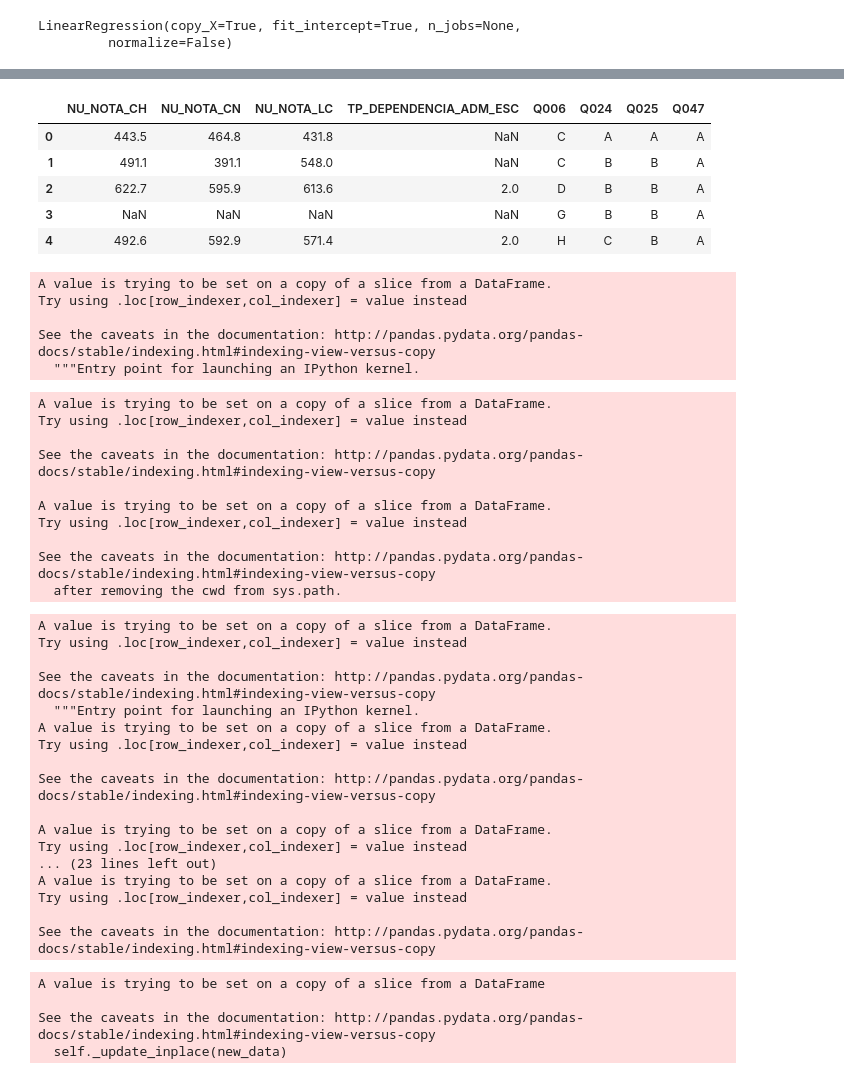
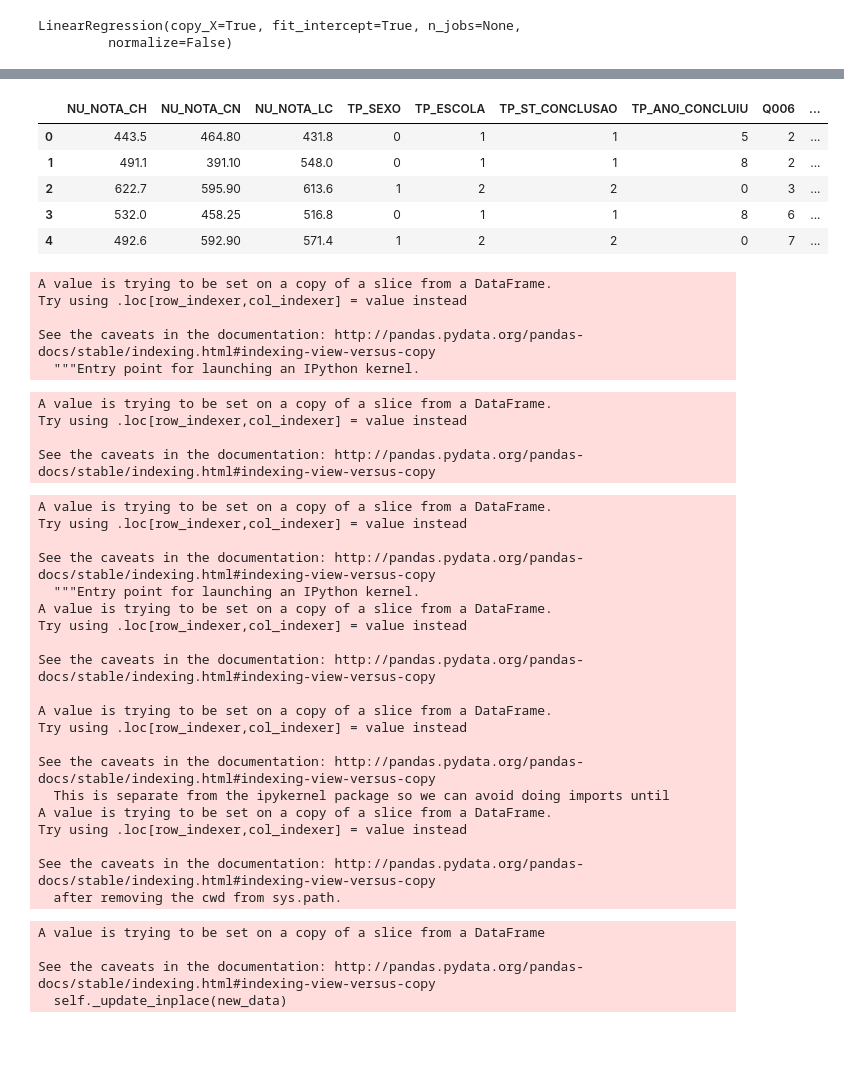
Before and after one commit to nilsoncunha/portfolio, a Jupyter notebook: ENEM/Untitled.ipynb, the cells around one changed output, grey strips where cells are left out. Saved outputs shown, nothing was run; the diff lists cells and outputs as text; code cells hidden in the pictures; blank space fills up the shorter version.

```diff
--- a/ENEM/Untitled.ipynb
+++ b/ENEM/Untitled.ipynb
@@ -139,15 +115,15 @@ array([0.19534287, 0.47790908, 0.21292287, 4.70993618, 3.18830754,
 # %%
-treinar = test[['NU_NOTA_CH','NU_NOTA_CN','NU_NOTA_LC','TP_SEXO','TP_ESCOLA','CO_UF_RESIDENCIA','NU_IDADE','TP_DEPENDENCIA_ADM_ESC','Q006','Q024','Q025','Q047']]
-treinar1 = test[['NU_NOTA_CH','NU_NOTA_CN','NU_NOTA_LC','TP_DEPENDENCIA_ADM_ESC','Q006','Q024','Q025','Q047']]
+treinar = test[['NU_NOTA_CH','NU_NOTA_CN','NU_NOTA_LC','TP_SEXO','TP_ESCOLA','TP_ST_CONCLUSAO','TP_ANO_CONCLUIU','Q006','Q024','Q025','Q047']]
+#treinar1 = test[['NU_NOTA_CH','NU_NOTA_CN','NU_NOTA_LC','TP_DEPENDENCIA_ADM_ESC','Q006','Q024','Q025','Q047']]
 # %%
-treinar1.head()
+treinar.head()
 # %% [output]
-|  | NU_NOTA_CH | NU_NOTA_CN | NU_NOTA_LC | TP_DEPENDENCIA_ADM_ESC | Q006 | Q024 | Q025 | Q047 |
-| 0 | 443.5 | 464.8 | 431.8 | NaN | C | A | A | A |
-| 1 | 491.1 | 391.1 | 548.0 | NaN | C | B | B | A |
-| 2 | 622.7 | 595.9 | 613.6 | 2.0 | D | B | B | A |
-| 3 | NaN | NaN | NaN | NaN | G | B | B | A |
-| 4 | 492.6 | 592.9 | 571.4 | 2.0 | H | C | B | A |
+|  | NU_NOTA_CH | NU_NOTA_CN | NU_NOTA_LC | TP_SEXO | TP_ESCOLA | TP_ST_CONCLUSAO | TP_ANO_CONCLUIU | Q006 | ... |
+| 0 | 443.5 | 464.80 | 431.8 | 0 | 1 | 1 | 5 | 2 | ... |
+| 1 | 491.1 | 391.10 | 548.0 | 0 | 1 | 1 | 8 | 2 | ... |
+| 2 | 622.7 | 595.90 | 613.6 | 1 | 2 | 2 | 0 | 3 | ... |
+| 3 | 532.0 | 458.25 | 516.8 | 0 | 1 | 1 | 8 | 6 | ... |
+| 4 | 492.6 | 592.90 | 571.4 | 1 | 2 | 2 | 0 | 7 | ... |
 # %%
 def sexo_t(sexo):
     if sexo == 'F':
@@ -165,24 +141,12 @@ See the caveats in the documentation: http://pandas.pydata.org/pandas-docs/stabl
 # %%
 mediana_tr = treinar['TP_DEPENDENCIA_ADM_ESC'].median()
 treinar['TP_DEPENDENCIA_ADM_ESC'] = treinar['TP_DEPENDENCIA_ADM_ESC'].fillna(value=mediana_tr)
-mediana_tr1 = treinar1['TP_DEPENDENCIA_ADM_ESC'].median()
-treinar1['TP_DEPENDENCIA_ADM_ESC'] = treinar1['TP_DEPENDENCIA_ADM_ESC'].fillna(value=mediana_tr1)
 # %% [output]
 A value is trying to be set on a copy of a slice from a DataFrame.
 Try using .loc[row_indexer,col_indexer] = value instead
 
 See the caveats in the documentation: http://pandas.pydata.org/pandas-docs/stable/indexing.html#indexing-view-versus-copy
-
-A value is trying to be set on a copy of a slice from a DataFrame.
-Try using .loc[row_indexer,col_indexer] = value instead
-
-See the caveats in the documentation: http://pandas.pydata.org/pandas-docs/stable/indexing.html#indexing-view-versus-copy
-  after removing the cwd from sys.path.
 # %%
-treinar1['Q006'] = labelencoder_3.fit_transform(treinar1['Q006'])
-treinar1['Q024'] = labelencoder_4.fit_transform(treinar1['Q024'])
-treinar1['Q025'] = labelencoder_5.fit_transform(treinar1['Q025'])
-treinar1['Q047'] = labelencoder_7.fit_transform(treinar1['Q047'])
 treinar['Q006'] = labelencoder_3.fit_transform(treinar['Q006'])
 treinar['Q024'] = labelencoder_4.fit_transform(treinar['Q024'])
 treinar['Q025'] = labelencoder_5.fit_transform(treinar['Q025'])
@@ -200,11 +164,14 @@ See the caveats in the documentation: http://pandas.pydata.org/pandas-docs/stabl
 
 A value is trying to be set on a copy of a slice from a DataFrame.
 Try using .loc[row_indexer,col_indexer] = value instead
-... (23 lines left out)
+
+See the caveats in the documentation: http://pandas.pydata.org/pandas-docs/stable/indexing.html#indexing-view-versus-copy
+  This is separate from the ipykernel package so we can avoid doing imports until
 A value is trying to be set on a copy of a slice from a DataFrame.
 Try using .loc[row_indexer,col_indexer] = value instead
 
 See the caveats in the documentation: http://pandas.pydata.org/pandas-docs/stable/indexing.html#indexing-view-versus-copy
+  after removing the cwd from sys.path.
 # %%
 medianat_ch = treinar['NU_NOTA_CH'].median()
 medianat_cn = treinar['NU_NOTA_CN'].median()
```
Also changed, not shown: parts of 22 cells of this notebook, 2 other files.
